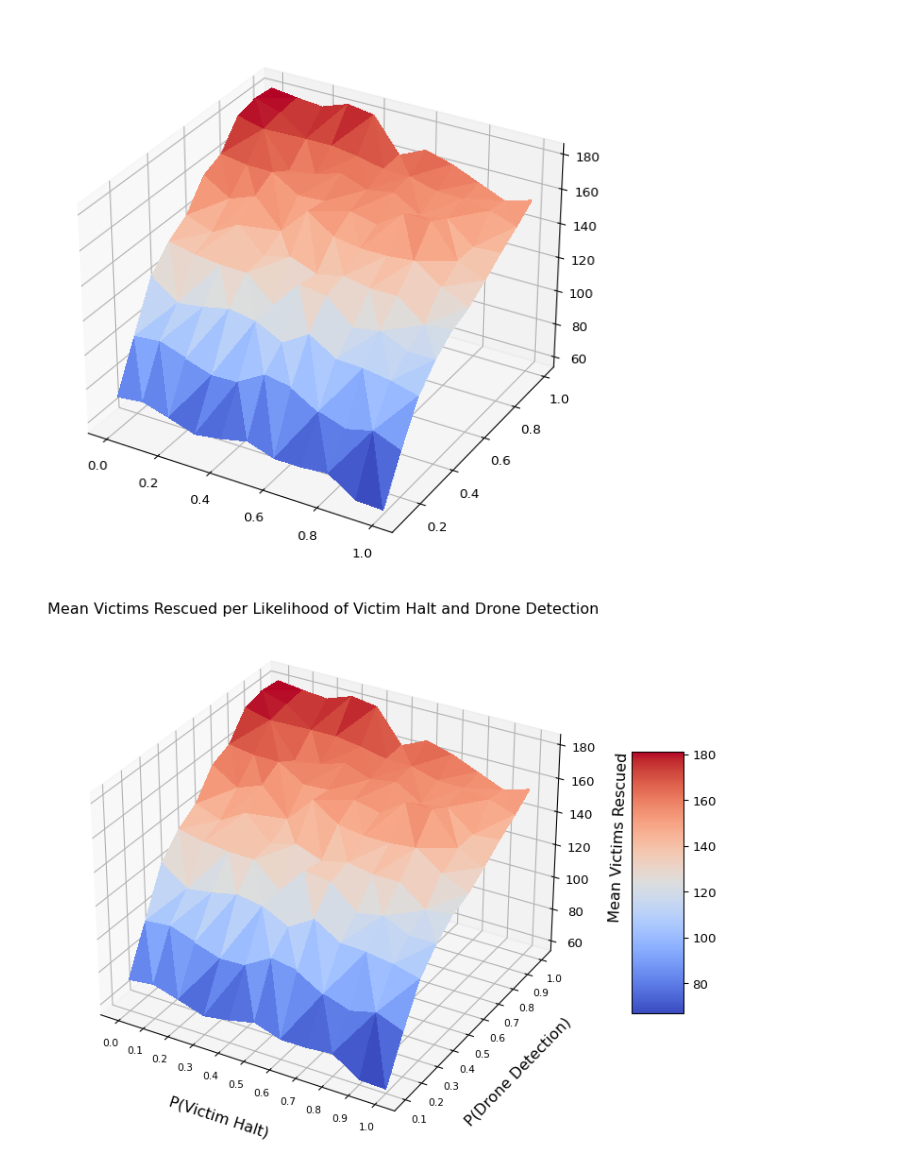
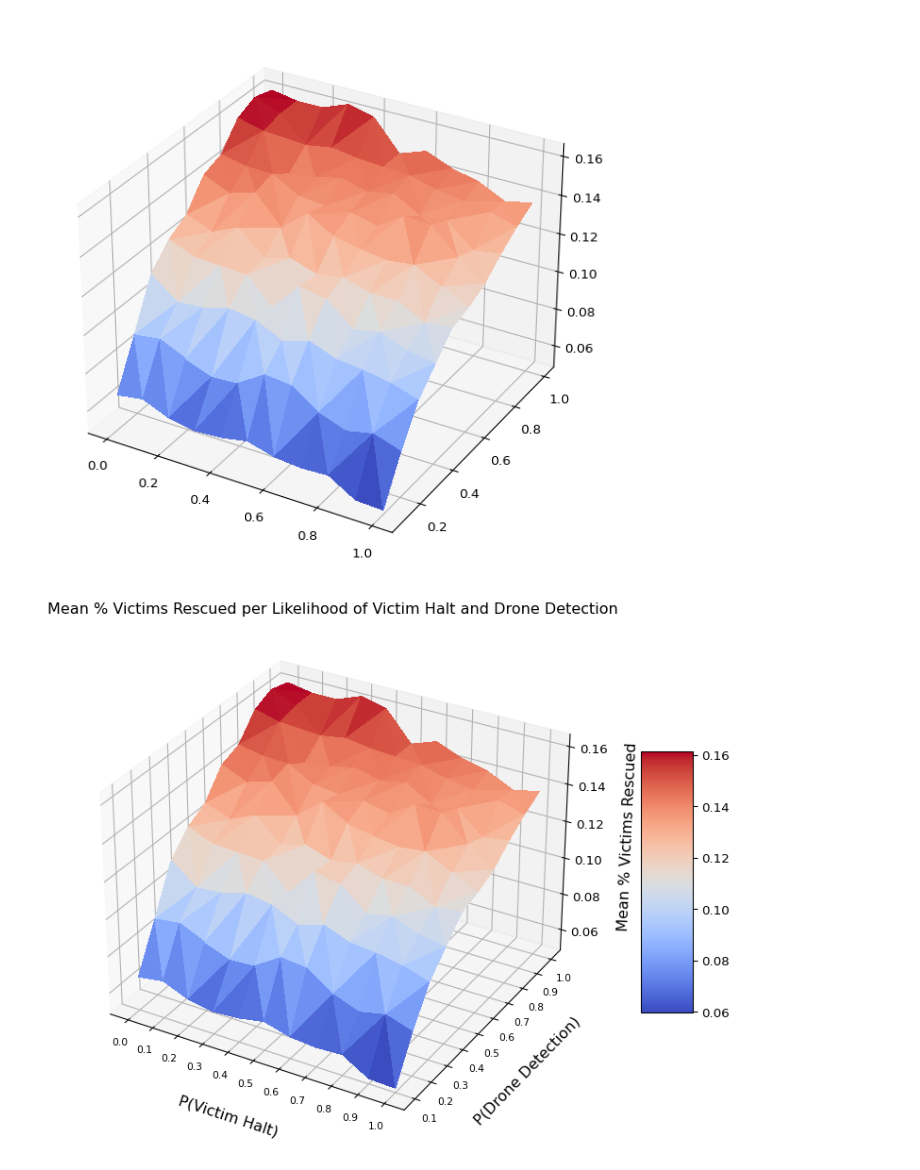
Before and after one commit to isr413/CASSim, a Jupyter notebook: client/notebooks/random_walk_report.ipynb, the cells around one changed output. Drawn from its saved outputs; the diff is of its cells as text; code cells hidden in the pictures.

```diff
--- a/client/notebooks/random_walk_report.ipynb
+++ b/client/notebooks/random_walk_report.ipynb
@@ -23,6 +23,7 @@ df
 1100 rows × 9 columns
 # %%
 data = df.groupby(["Alpha", "Beta"], as_index=False).agg(Victims=("Victims", "mean"))
+data["Victims"] = data["Victims"] / 1024
 data
 # %% [output]
 |  | Alpha | Beta | Victims |
@@ -43,34 +44,34 @@ fig = plt.figure(figsize=(13.33,7.5), dpi = 96)
 ax = plt.axes(projection='3d')
 surf = ax.plot_trisurf(data["Alpha"], data["Beta"], data["Victims"], cmap=cm.coolwarm, edgecolor='none', linewidth=0, antialiased=False)
 # %% [output]
-[figure, old version]
+[figure, new version]
 # %%
 # Reformat x-axis label and tick labels
 ax.set_xlabel("P(Victim Halt)", fontsize=12, labelpad=10) # No need for an axis label
 ax.xaxis.set_major_formatter(lambda s, i : f'{s:,.0f}')
 ax.xaxis.set_major_locator(MaxNLocator(integer=True))
 ax.xaxis.set_tick_params(pad=2, labelbottom=True, bottom=True, labelsize=8, labelrotation=0)
 labels = ["0.0", "0.1", "0.2", "0.3", "0.4", "0.5", "0.6", "0.7", "0.8", "0.9", "1.0"]
 ax.set_xticks(data["Alpha"].unique(), labels) # Map integers numbers from the series to labels list
 
 # Reformat y-axis
 ax.set_ylabel("P(Drone Detection)", fontsize=12, labelpad=10)
 ax.yaxis.set_major_formatter(lambda s, i : f'{s:,.0f}')
 ax.yaxis.set_major_locator(MaxNLocator(integer=True))
 ax.yaxis.set_tick_params(pad=2, labeltop=False, labelbottom=True, bottom=False, labelsize=8)
 ax.set_yticks(data["Beta"].unique(), labels[1:])
 
 # Reformat z-axis
-ax.set_zlabel("Mean Victims Rescued", fontsize=12, labelpad=10)
+ax.set_zlabel("Mean % Victims Rescued", fontsize=12, labelpad=10)
 
 # Format title
-ax.set_title("Mean Victims Rescued per Likelihood of Victim Halt and Drone Detection")
+ax.set_title("Mean % Victims Rescued per Likelihood of Victim Halt and Drone Detection")
 
 fig.colorbar(surf, shrink=0.5, aspect=5)
 
 fig
 # %% [output]
-[figure, old version]
+[figure, new version]
 # %%
 # Remove the spines
 ax.spines[['top','left','bottom']].set_visible(False)
```
Also changed, not shown: parts of 8 cells of this notebook, 2 other files.
